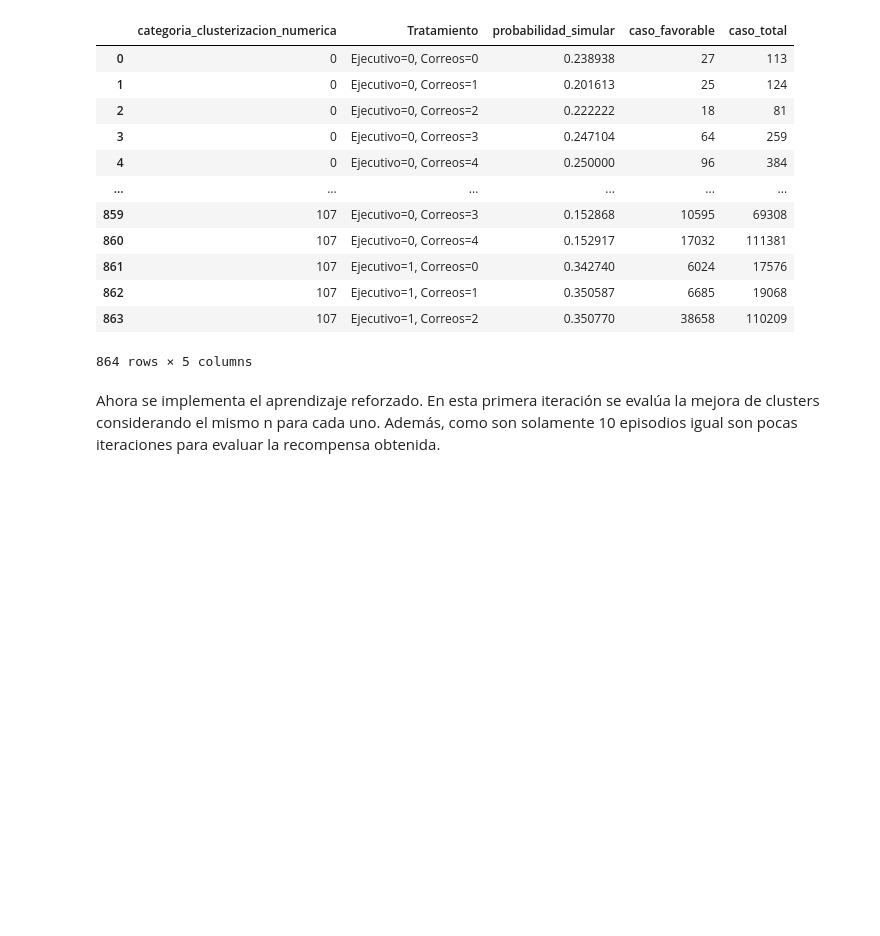
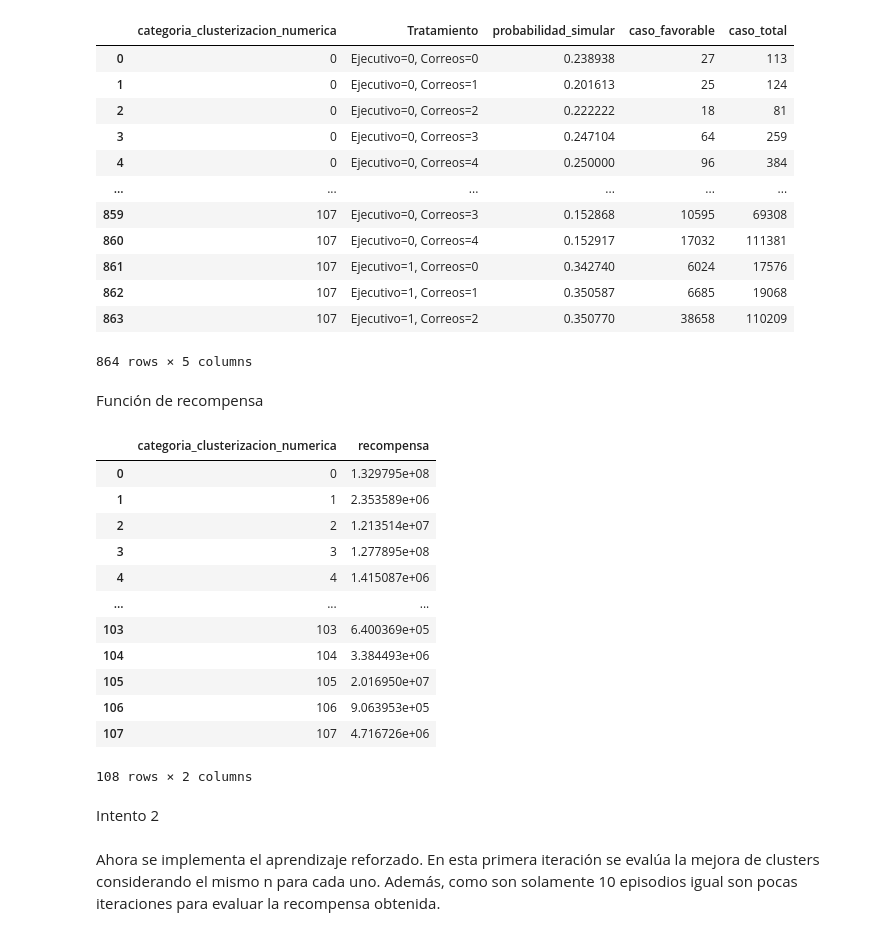
Before and after one commit to JosepVargasf/capstone_g11_2024-2, a Jupyter notebook: Procesamiento de datos/procesamiento_2.ipynb, the cells around one changed output. Cells and saved outputs as stored; diff of their text form; code cells hidden in the pictures; blank space fills up the shorter version.

```diff
--- a/Procesamiento de datos/procesamiento_2.ipynb
+++ b/Procesamiento de datos/procesamiento_2.ipynb
@@ -615,3 +602,57 @@ df_probabilities_treatment = df_probabilities_small[['categoria_clusterizacion_n
 # Seleccionar columnas clave sobre cada cliente ('rut') desde 'df_estimar_elasticidad_small' y eliminar duplicados.
 # 'df_rut_info' contiene el 'rut', la categoría de cluster y la probabilidad de no pago para cada cliente, sin registros duplicados.
 df_rut_info = df_estimar_elasticidad_small[['rut', 'categoria_clusterizacion_numerica', 'Probabilidad_No_Pago']].drop_duplicates()
+# %% [markdown]
+Función de recompensa
+# %%
+def calcular_recompensa_por_cluster(df_cluster_info, df_probabilities_treatment, df_rut_info):
+    """
+    Calcula la recompensa por cada categoría de clusterización como la suma de:
+    - tasa_optima
+    - probabilidad_aceptacion_optima
+    - revenue_potencial (calculado a partir de la probabilidad de simulación y el monto simulado medio).
+
+    Args:
+        df_cluster_info (pd.DataFrame): DataFrame con información del cluster, que incluye 'tasa_optima' y 'probabilidad_aceptacion_optima'.
+        df_probabilities_treatment (pd.DataFrame): DataFrame con la probabilidad de simulación y tratamiento.
+        df_rut_info (pd.DataFrame): DataFrame con información del RUT y la probabilidad de no pago.
+
+    Returns:
+        pd.DataFrame: DataFrame con la recompensa calculada por cada categoría de clusterización.
+    """
+
+    # Unir la información del cluster
+    df_completo = df_cluster_info.merge(df_probabilities_treatment, on='categoria_clusterizacion_numerica', how='left')
+
+    # Calcular revenue potencial: asumiendo que el revenue potencial es la probabilidad de simulación * monto simulado medio
+    # Agregamos la columna 'revenue_potencial' al DataFrame
+    df_completo['revenue_potencial'] = df_completo['probabilidad_simular'] * df_completo['Monto_Simulado_mean']
+
+    # Calcular la recompensa como la suma de tasa_optima, probabilidad_aceptacion_optima y revenue_potencial
+    df_completo['recompensa'] = (df_completo['tasa_optima'] +
+                                 df_completo['probabilidad_aceptacion_optima'] +
+                                 df_completo['revenue_potencial'])
+
+    # Agrupar por categoria de clusterización para sumar la recompensa por cluster
+    df_recompensa = df_completo.groupby('categoria_clusterizacion_numerica')['recompensa'].sum().reset_index()
+
+    return df_recompensa
+
+#probar con los clusters actuales
+
+df_recompensa = calcular_recompensa_por_cluster(df_cluster_info, df_probabilities_treatment, df_rut_info)
+df_recompensa
+# %% [output]
+|  | categoria_clusterizacion_numerica | recompensa |
+| 0 | 0 | 1.329795e+08 |
+| 1 | 1 | 2.353589e+06 |
+| 2 | 2 | 1.213514e+07 |
+| 3 | 3 | 1.277895e+08 |
+| 4 | 4 | 1.415087e+06 |
+| ... | ... | ... |
+| 103 | 103 | 6.400369e+05 |
+| 104 | 104 | 3.384493e+06 |
+| 105 | 105 | 2.016950e+07 |
+| 106 | 106 | 9.063953e+05 |
+| 107 | 107 | 4.716726e+06 |
+108 rows × 2 columns
@@ -617,0 +695,2 @@ df_rut_info = df_estimar_elasticidad_small[['rut', 'categoria_clusterizacion_num
+# %% [markdown]
+Intento 2
```
Also changed, not shown: parts of 12 cells of this notebook.
